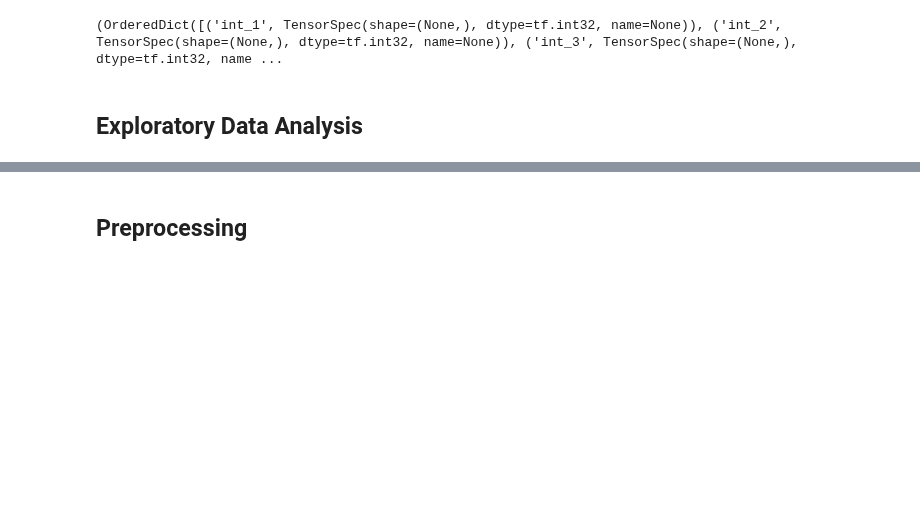
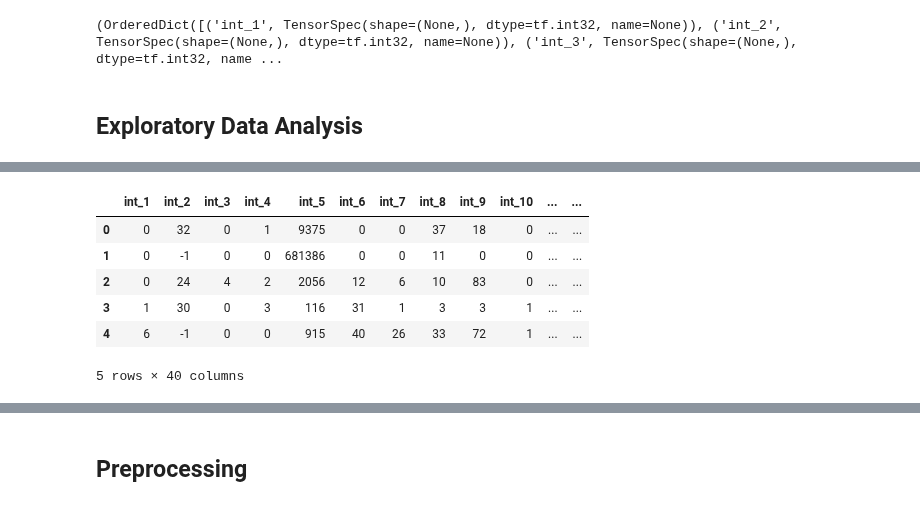
Before and after one commit to martinbatek/drl-ad-personalization, a Jupyter notebook: first_draft_notebook.ipynb, the cells around one changed output, grey strips where cells are left out. Drawn from its saved outputs; the diff is of its cells as text; code cells hidden in the pictures; blank space fills up the shorter version.

```diff
--- a/first_draft_notebook.ipynb
+++ b/first_draft_notebook.ipynb
@@ -335,0 +234,28 @@ criteo_training_data.to_csv('../../data/criteo/criteo_train.csv', index=False)
+# %%
+n = 10000
+
+# Get the samples as pandas dataframes
+
+## kdd12
+kdd12_train_sample = pd.DataFrame(columns=list(kdd12_train.element_spec[0].keys())+['click'])
+for elem in kdd12_train.take(n):
+    features, label=elem
+    df = pd.DataFrame(features)
+    df['click'] = label.numpy()
+    kdd12_train_sample = pd.concat([kdd12_train_sample,df],ignore_index=True)
+
+## avazu
+avazu_train_sample = pd.DataFrame(columns=list(avazu_train.element_spec[0].keys()) + ['click'])
+for elem in avazu_train.take(n):
+    features, label=elem
+    df = pd.DataFrame(features)
+    df['click'] = label.numpy()
+    avazu_train_sample = pd.concat([avazu_train_sample,df],ignore_index=True)
+
+## criteo
+criteo_train_sample = pd.DataFrame(columns=list(criteo_train.element_spec[0].keys()) + ['click'])
+for elem in criteo_train.take(n):
+    features, label=elem
+    df = pd.DataFrame(features)
+    df['click'] = label.numpy()
+    criteo_train_sample = pd.concat([criteo_train_sample,df],ignore_index=True)
@@ -335,0 +282,10 @@ criteo_training_data.to_csv('../../data/criteo/criteo_train.csv', index=False)
+# %%
+criteo_train_sample.head()
+# %% [output]
+|  | int_1 | int_2 | int_3 | int_4 | int_5 | int_6 | int_7 | int_8 | int_9 | int_10 | ... | ... |
+| 0 | 0 | 32 | 0 | 1 | 9375 | 0 | 0 | 37 | 18 | 0 | ... | ... |
+| 1 | 0 | -1 | 0 | 0 | 681386 | 0 | 0 | 11 | 0 | 0 | ... | ... |
+| 2 | 0 | 24 | 4 | 2 | 2056 | 12 | 6 | 10 | 83 | 0 | ... | ... |
+| 3 | 1 | 30 | 0 | 3 | 116 | 31 | 1 | 3 | 3 | 1 | ... | ... |
+| 4 | 6 | -1 | 0 | 0 | 915 | 40 | 26 | 33 | 72 | 1 | ... | ... |
+5 rows × 40 columns
```
Also changed, not shown: parts of 14 cells of this notebook.
